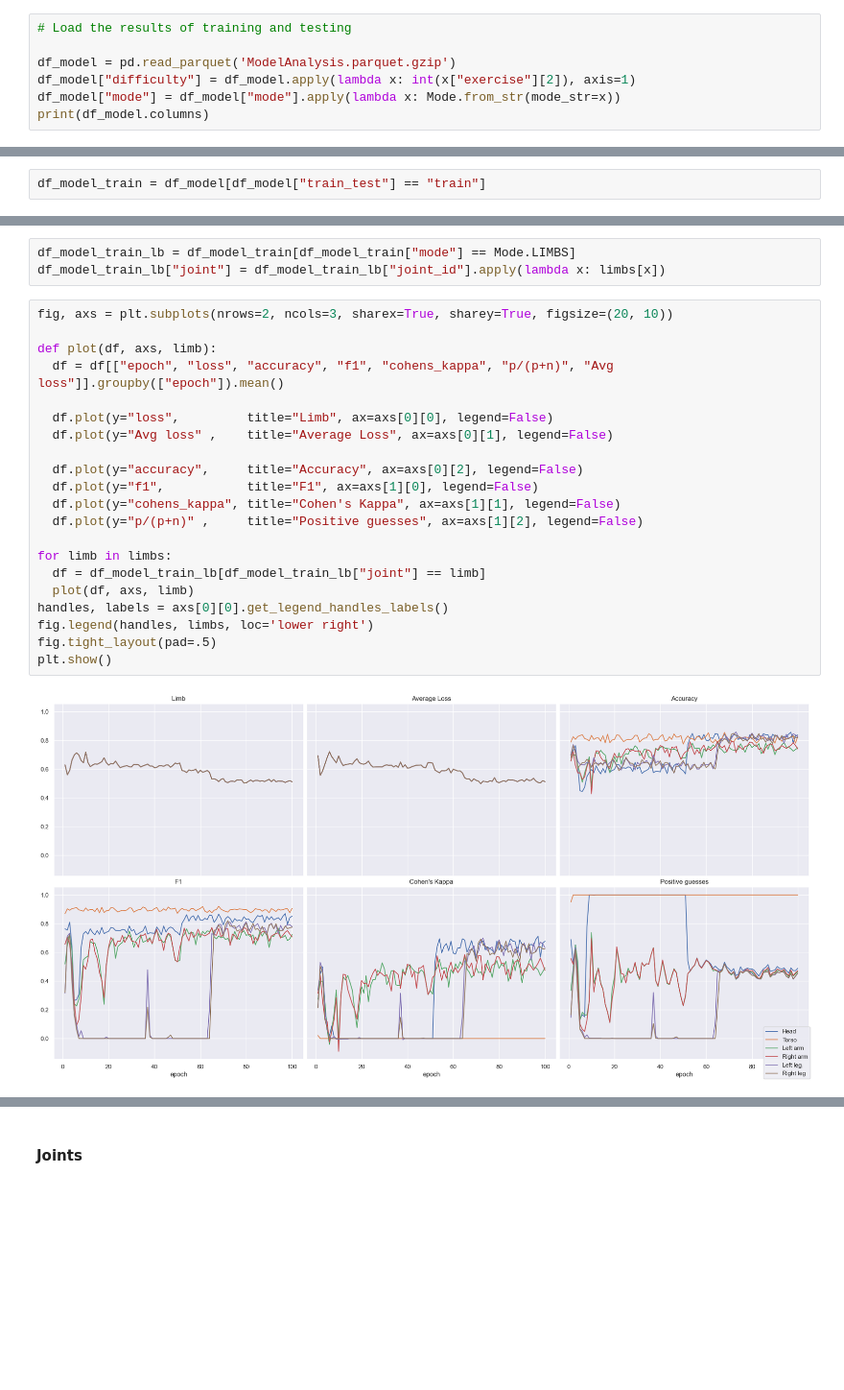
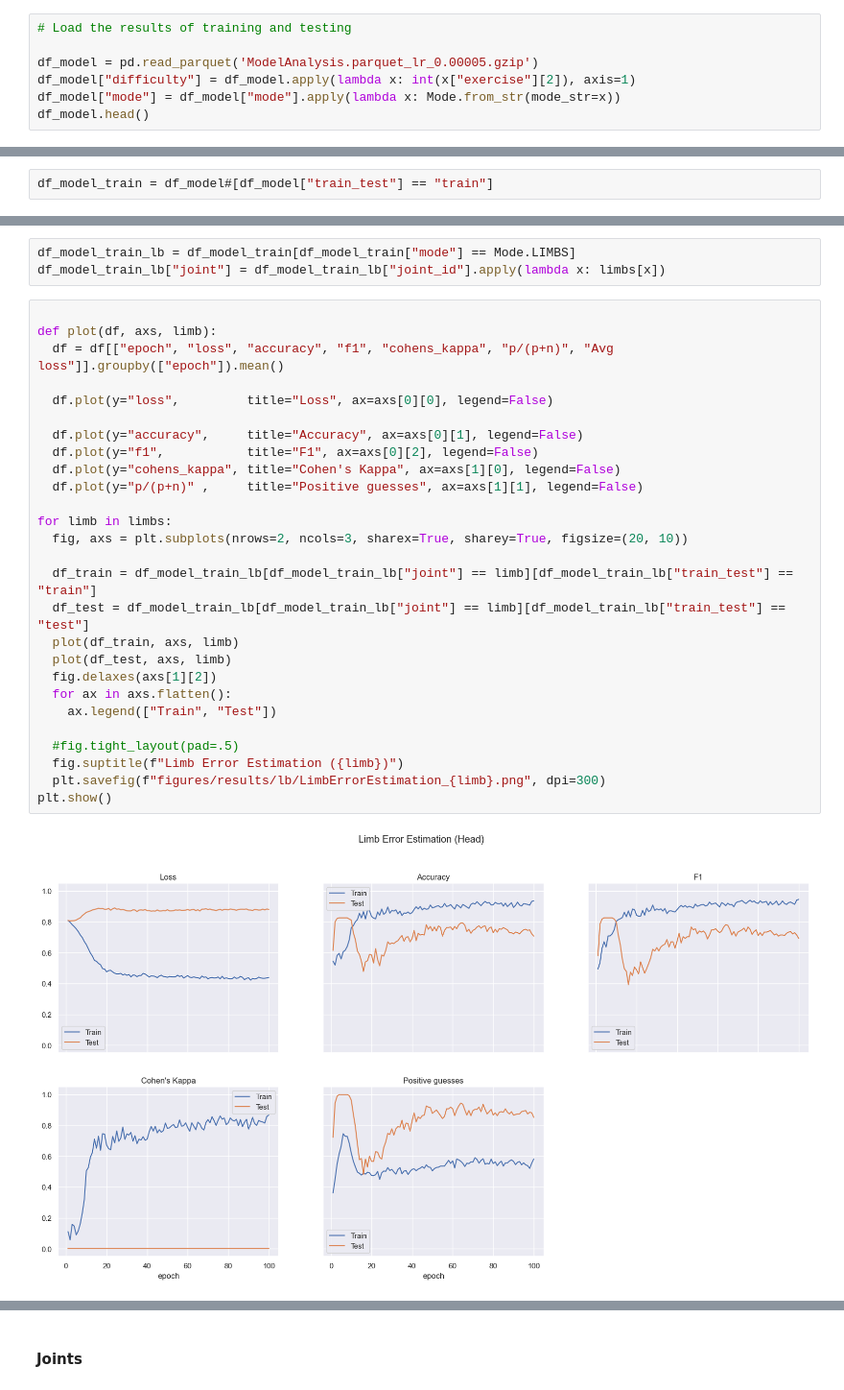
Before and after one commit to LeonardoPohl/FESD, a Jupyter notebook: FESDModel/ModelEvaluation.ipynb, the cells around one changed output, grey strips where cells are left out. Shown at 96% size. Cells and saved outputs as stored; diff of their text form; blank space fills up the shorter version.

Commit message:
Let training see data

```diff
--- a/FESDModel/ModelEvaluation.ipynb
+++ b/FESDModel/ModelEvaluation.ipynb
@@ -93,8 +93,8 @@ Here we create all graphs and analysis for the training
 # %%
 # Load the results of training and testing
 
-df_model = pd.read_parquet('ModelAnalysis.parquet.gzip')
+df_model = pd.read_parquet('ModelAnalysis.parquet_lr_0.00005.gzip')
 df_model["difficulty"] = df_model.apply(lambda x: int(x["exercise"][2]), axis=1)
 df_model["mode"] = df_model["mode"].apply(lambda x: Mode.from_str(mode_str=x))
-print(df_model.columns)
+df_model.head()
 # %% [output]
@@ -113,7 +115,7 @@ coi_tf_pn = ["tp", "tn", "fp", "fn", "p", "n"]
 # %% [markdown]
 ### Training Evaluation
 # %%
-df_model_train = df_model[df_model["train_test"] == "train"]
+df_model_train = df_model#[df_model["train_test"] == "train"]
 # %% [markdown]
 #### Full Body Model
 # %%
@@ -177,25 +224,31 @@ Make 4 pictures of one example
 df_model_train_lb = df_model_train[df_model_train["mode"] == Mode.LIMBS]
 df_model_train_lb["joint"] = df_model_train_lb["joint_id"].apply(lambda x: limbs[x])
 # %%
-fig, axs = plt.subplots(nrows=2, ncols=3, sharex=True, sharey=True, figsize=(20, 10))
 
 def plot(df, axs, limb):
   df = df[["epoch", "loss", "accuracy", "f1", "cohens_kappa", "p/(p+n)", "Avg loss"]].groupby(["epoch"]).mean()
 
-  df.plot(y="loss",         title="Limb", ax=axs[0][0], legend=False)
-  df.plot(y="Avg loss" ,    title="Average Loss", ax=axs[0][1], legend=False)
+  df.plot(y="loss",         title="Loss", ax=axs[0][0], legend=False)
 
-  df.plot(y="accuracy",     title="Accuracy", ax=axs[0][2], legend=False)
-  df.plot(y="f1",           title="F1", ax=axs[1][0], legend=False)
-  df.plot(y="cohens_kappa", title="Cohen's Kappa", ax=axs[1][1], legend=False)
-  df.plot(y="p/(p+n)" ,     title="Positive guesses", ax=axs[1][2], legend=False)
+  df.plot(y="accuracy",     title="Accuracy", ax=axs[0][1], legend=False)
+  df.plot(y="f1",           title="F1", ax=axs[0][2], legend=False)
+  df.plot(y="cohens_kappa", title="Cohen's Kappa", ax=axs[1][0], legend=False)
+  df.plot(y="p/(p+n)" ,     title="Positive guesses", ax=axs[1][1], legend=False)
 
 for limb in limbs:
-  df = df_model_train_lb[df_model_train_lb["joint"] == limb]
-  plot(df, axs, limb)
-handles, labels = axs[0][0].get_legend_handles_labels()
-fig.legend(handles, limbs, loc='lower right')
-fig.tight_layout(pad=.5)
+  fig, axs = plt.subplots(nrows=2, ncols=3, sharex=True, sharey=True, figsize=(20, 10))
+
+  df_train = df_model_train_lb[df_model_train_lb["joint"] == limb][df_model_train_lb["train_test"] == "train"]
+  df_test = df_model_train_lb[df_model_train_lb["joint"] == limb][df_model_train_lb["train_test"] == "test"]
+  plot(df_train, axs, limb)
+  plot(df_test, axs, limb)
+  fig.delaxes(axs[1][2])
+  for ax in axs.flatten():
+    ax.legend(["Train", "Test"])
+
+  #fig.tight_layout(pad=.5)
+  fig.suptitle(f"Limb Error Estimation ({limb})")
+  plt.savefig(f"figures/results/lb/LimbErrorEstimation_{limb}.png", dpi=300)
 plt.show()
 # %% [output]
-[figure, old version]
+[figure, new version]
```
Also changed, not shown: parts of 31 cells of this notebook, 3 other files.
